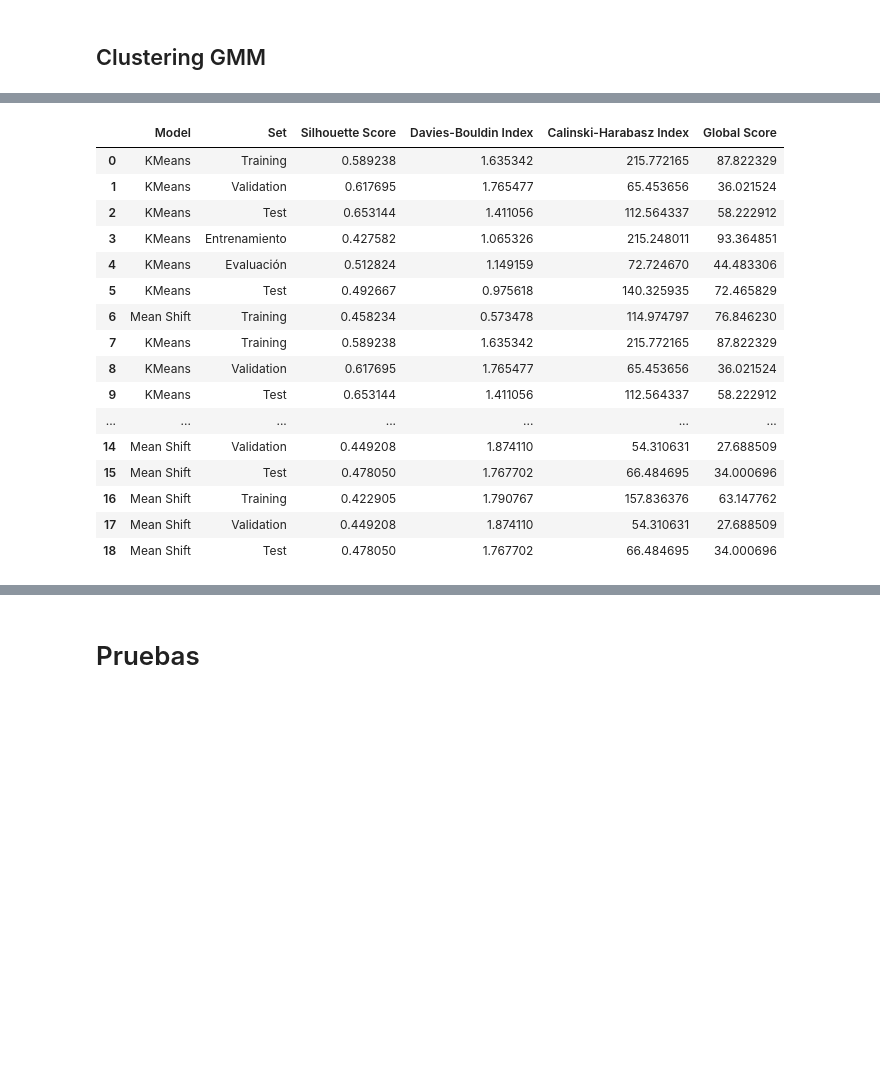
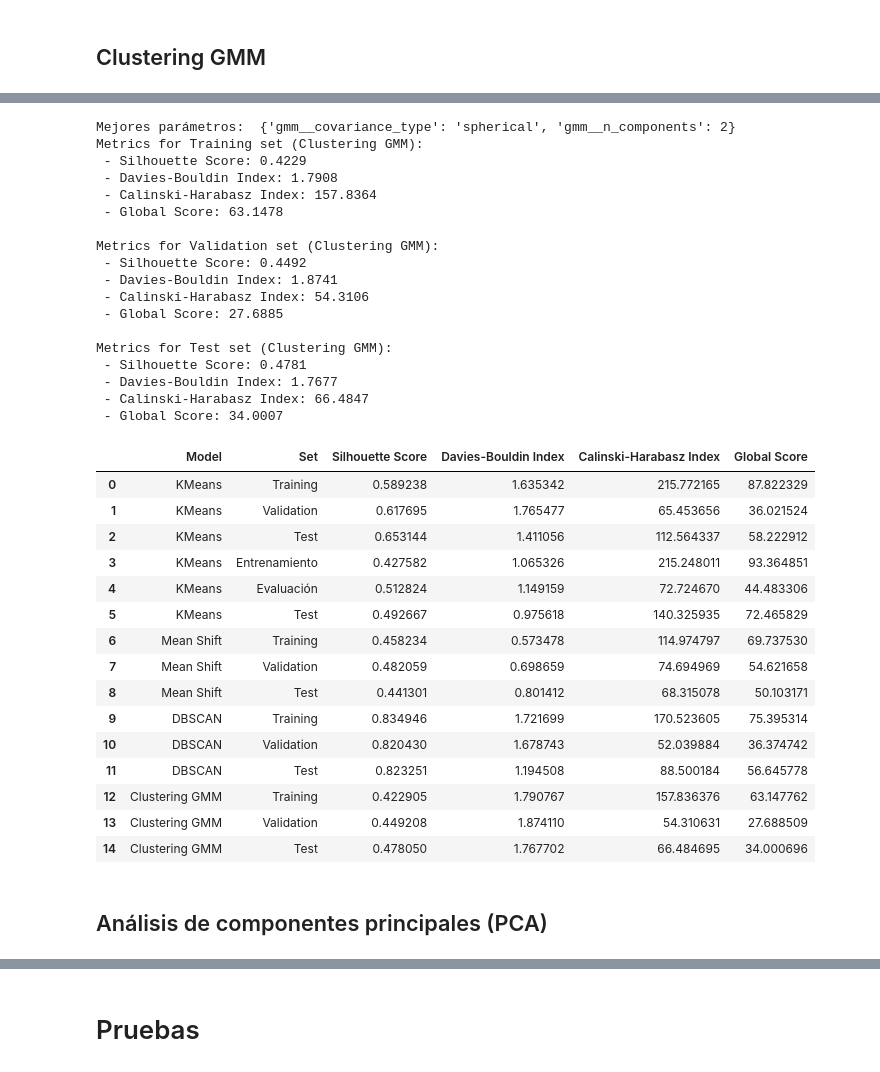
Before and after one commit to Lusku/kschool_master, a Jupyter notebook: TFM_Simple.ipynb, the cells around one changed output, grey strips where cells are left out. Saved outputs shown, nothing was run; the diff lists cells and outputs as text; code cells hidden in the pictures; blank space fills up the shorter version.

```diff
--- a/TFM_Simple.ipynb
+++ b/TFM_Simple.ipynb
@@ -569,8 +569,9 @@ def encontrar_numero_optimo_clusters(X_train, X_val, model, max_clusters=10, plo
 # %%
 # Carga de la URL de donde se encuentran los datos
 # (I) Introducir valor de nombreArchivo y variar la ruta en local donde se guardan los datos
+
 nombreArchivo = 'Tables_S1_to_S11' #nombre del archivo del dataset
-url_datos = f'C:/Users/danie/OneDrive/Documentos/Master/Lusku/TFM/Proposiciones/Deteccion Cancer/Datos/{nombreArchivo}.xlsx'
+url_datos = f'D:/MÁSTER DATA SCIENCE/KSCHOOL/1.TFM/{nombreArchivo}.xlsx'
 
 # Se procede a hacer una carga de los datos.
 df_original= pd.read_excel(url_datos, sheet_name='Table S6')
@@ -1664,37 +2164,12 @@ print("F1-score:", f1)
 # %% [markdown]
 ## Clustering GMM
-# %%
-# Crear una instancia del modelo de clustering GMM
-from sklearn.mixture import GaussianMixture
-
-model_GMM = GaussianMixture(n_components=2, random_state=42)
-
-# Entrenar el modelo usando los datos de entrenamiento preprocesados
-model_GMM.fit(X_train_prep)
-
-# Predecir en el conjunto de validación
-y_pred = model_GMM.predict(X_val_prep)
-
-# Calcular la matriz de confusión
-conf_matrix = confusion_matrix(y_val, y_pred)
-
-# Calcular la precisión
-precision = precision_score(y_val, y_pred)
-
-# Calcular la exhaustividad
-recall = recall_score(y_val, y_pred)
-
-# Calcular la puntuación F1
-f1 = f1_score(y_val, y_pred)
-
-print("Matriz de Confusión :\n", conf_matrix)
-print("Precision:", precision)
-print("Recall:", recall)
-print("F1-score:", f1)
 # %%
 from sklearn.mixture import GaussianMixture
 from sklearn.model_selection import GridSearchCV
 from sklearn.pipeline import Pipeline
+
+model_name = 'Clustering GMM'
+print(model_name)
 
 # Define un pipeline que combina un modelo de mezcla gaussiana
 pipeline = Pipeline([
@@ -1747,21 +2205,40 @@ Metrics for Test set (Mean Shift):
+Mejores parámetros:  {'gmm__covariance_type': 'spherical', 'gmm__n_components': 2}
+Metrics for Training set (Clustering GMM):
+ - Silhouette Score: 0.4229
+ - Davies-Bouldin Index: 1.7908
+ - Calinski-Harabasz Index: 157.8364
+ - Global Score: 63.1478
+
+Metrics for Validation set (Clustering GMM):
+ - Silhouette Score: 0.4492
+ - Davies-Bouldin Index: 1.8741
+ - Calinski-Harabasz Index: 54.3106
+ - Global Score: 27.6885
+
+Metrics for Test set (Clustering GMM):
+ - Silhouette Score: 0.4781
+ - Davies-Bouldin Index: 1.7677
+ - Calinski-Harabasz Index: 66.4847
+ - Global Score: 34.0007
 |  | Model | Set | Silhouette Score | Davies-Bouldin Index | Calinski-Harabasz Index | Global Score |
 | 0 | KMeans | Training | 0.589238 | 1.635342 | 215.772165 | 87.822329 |
 | 1 | KMeans | Validation | 0.617695 | 1.765477 | 65.453656 | 36.021524 |
 | 2 | KMeans | Test | 0.653144 | 1.411056 | 112.564337 | 58.222912 |
 | 3 | KMeans | Entrenamiento | 0.427582 | 1.065326 | 215.248011 | 93.364851 |
 | 4 | KMeans | Evaluación | 0.512824 | 1.149159 | 72.724670 | 44.483306 |
 | 5 | KMeans | Test | 0.492667 | 0.975618 | 140.325935 | 72.465829 |
-| 6 | Mean Shift | Training | 0.458234 | 0.573478 | 114.974797 | 76.846230 |
-| 7 | KMeans | Training | 0.589238 | 1.635342 | 215.772165 | 87.822329 |
-| 8 | KMeans | Validation | 0.617695 | 1.765477 | 65.453656 | 36.021524 |
-| 9 | KMeans | Test | 0.653144 | 1.411056 | 112.564337 | 58.222912 |
-| ... | ... | ... | ... | ... | ... | ... |
-| 14 | Mean Shift | Validation | 0.449208 | 1.874110 | 54.310631 | 27.688509 |
-| 15 | Mean Shift | Test | 0.478050 | 1.767702 | 66.484695 | 34.000696 |
-| 16 | Mean Shift | Training | 0.422905 | 1.790767 | 157.836376 | 63.147762 |
-| 17 | Mean Shift | Validation | 0.449208 | 1.874110 | 54.310631 | 27.688509 |
-| 18 | Mean Shift | Test | 0.478050 | 1.767702 | 66.484695 | 34.000696 |
+| 6 | Mean Shift | Training | 0.458234 | 0.573478 | 114.974797 | 69.737530 |
+| 7 | Mean Shift | Validation | 0.482059 | 0.698659 | 74.694969 | 54.621658 |
+| 8 | Mean Shift | Test | 0.441301 | 0.801412 | 68.315078 | 50.103171 |
+| 9 | DBSCAN | Training | 0.834946 | 1.721699 | 170.523605 | 75.395314 |
+| 10 | DBSCAN | Validation | 0.820430 | 1.678743 | 52.039884 | 36.374742 |
+| 11 | DBSCAN | Test | 0.823251 | 1.194508 | 88.500184 | 56.645778 |
+| 12 | Clustering GMM | Training | 0.422905 | 1.790767 | 157.836376 | 63.147762 |
+| 13 | Clustering GMM | Validation | 0.449208 | 1.874110 | 54.310631 | 27.688509 |
+| 14 | Clustering GMM | Test | 0.478050 | 1.767702 | 66.484695 | 34.000696 |
 # %%
 # Pasar a formato excel
 tabla_results_df.to_excel('model_results.xlsx', index=False)
 tabla_results_NS_df.to_excel('model_results_NS.xlsx', index=False)
+# %% [markdown]
+## Análisis de componentes principales (PCA)
```
Also changed, not shown: parts of 100 cells of this notebook.
